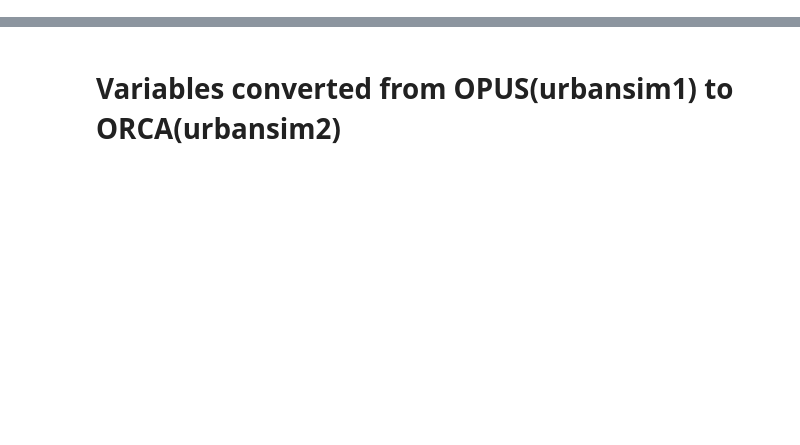
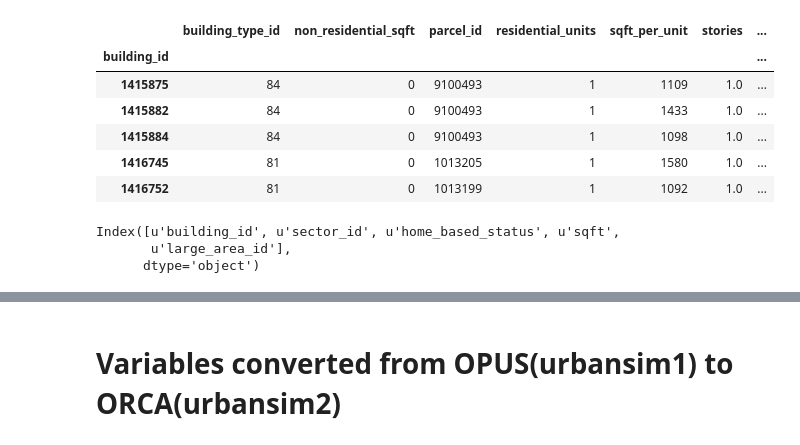
Before and after one commit to SEMCOG/semcog_urbansim, a Jupyter notebook: HLCM_variables.ipynb, the cells around one changed output, grey strips where cells are left out. Cells and saved outputs as stored; diff of their text form; code cells hidden in the pictures; blank space fills up the shorter version.

```diff
--- a/HLCM_variables.ipynb
+++ b/HLCM_variables.ipynb
@@ -13,3 +13,15 @@ import pandana as pdna
 import models
 
 import orca
+# %%
+dfb=orca.get_table('buildings').to_frame(orca.get_table('buildings').local_columns + ['large_area_id'])
+# %%
+dfb.head()
+# %% [output]
+|  | building_type_id | non_residential_sqft | parcel_id | residential_units | sqft_per_unit | stories | ... |
+| building_id |  |  |  |  |  |  | ... |
+| 1415875 | 84 | 0 | 9100493 | 1 | 1109 | 1.0 | ... |
+| 1415882 | 84 | 0 | 9100493 | 1 | 1433 | 1.0 | ... |
+| 1415884 | 84 | 0 | 9100493 | 1 | 1098 | 1.0 | ... |
+| 1416745 | 81 | 0 | 1013205 | 1 | 1580 | 1.0 | ... |
+| 1416752 | 81 | 0 | 1013199 | 1 | 1092 | 1.0 | ... |
@@ -15,0 +30,6 @@ import orca
+# %%
+dfj.columns
+# %% [output]
+Index([u'building_id', u'sector_id', u'home_based_status', u'sqft',
+       u'large_area_id'],
+      dtype='object')
```
Also changed, not shown: parts of 16 cells of this notebook, 2 other files.
